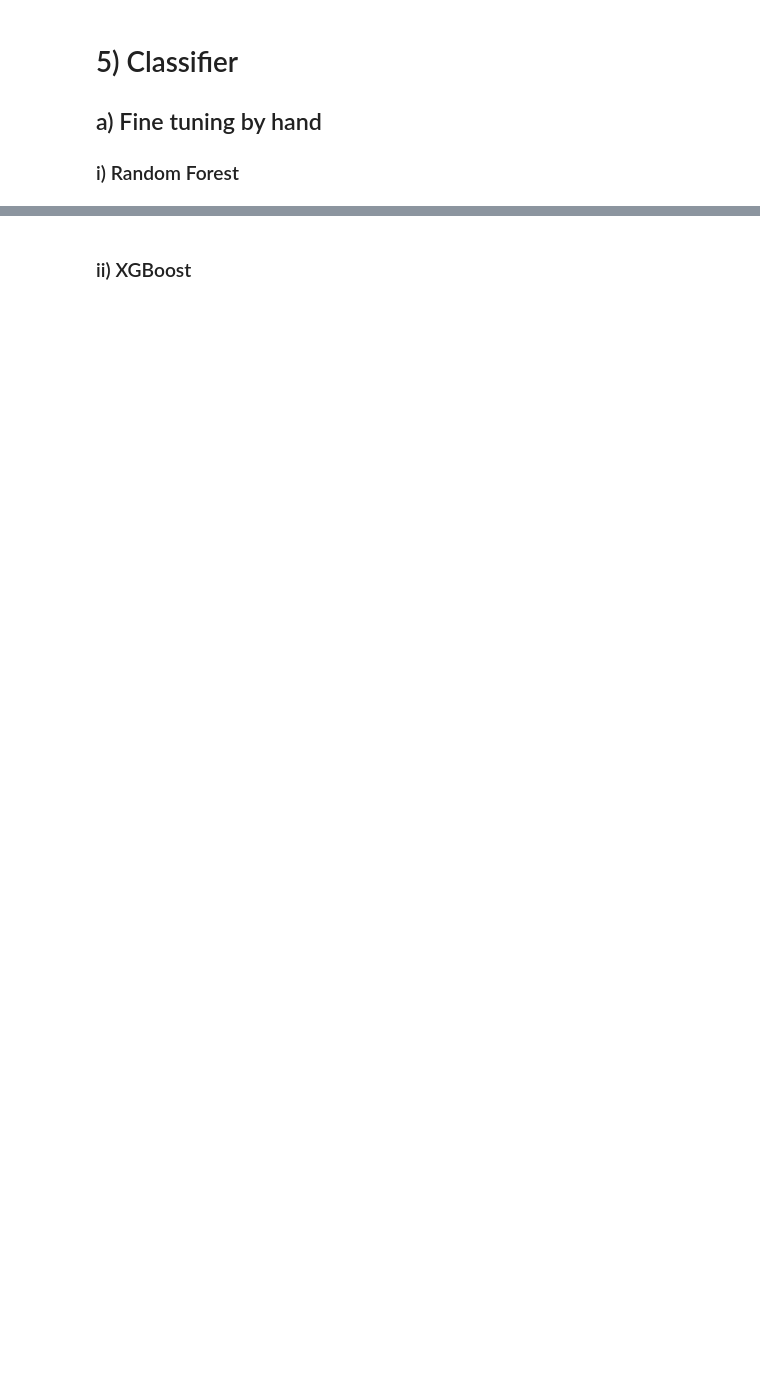
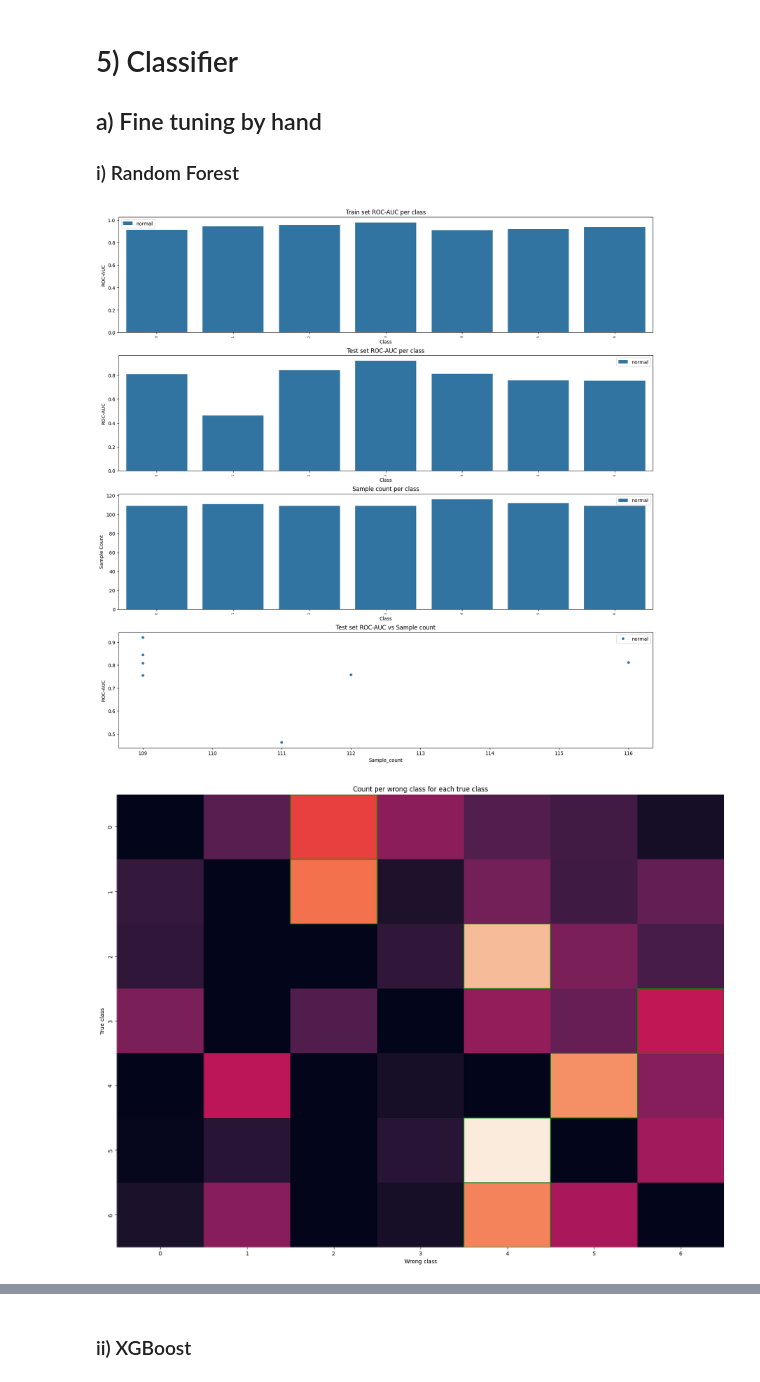
Before and after one commit to afermg/jump_attribution, a Jupyter notebook: workspace/analysis/naive_classifier_profiles.ipynb, the cells around one changed output, grey strips where cells are left out. Saved outputs shown, nothing was run; the diff lists cells and outputs as text; code cells hidden in the pictures; blank space fills up the shorter version.

```diff
--- a/workspace/analysis/naive_classifier_profiles.ipynb
+++ b/workspace/analysis/naive_classifier_profiles.ipynb
@@ -178,0 +186,6 @@ pdt.moa_distribution(metadata_trt_balance_moa)
+# %%
+metadata_trt_balance_moa = (metadata_trt_balance_moa
+.with_columns(pl.col("Metadata_InChIKey").count().over("Metadata_InChIKey").alias("replicate")))
+
+metadata_trt_balance_moa_keep = metadata_trt_balance_moa.filter(pl.col("replicate") <= 28)
+metadata_trt_balance_moa_down = metadata_trt_balance_moa.filter(pl.col("replicate") > 28)
@@ -655,27 +945,30 @@ metadata_df = metadata_df.sort_index().reset_index()
 # %%
 n_splits=5
 seed = 50
 
 classifier = RandomForestClassifier
 
 classifier_params = {"n_estimators": 100,
                      "max_depth": 20,
                      "min_samples_split": 40,
                      "min_samples_leaf": 25,
                      "min_weight_fraction_leaf": 0.0,
                      "max_leaf_nodes": None,
                      "random_state": 42,
                      "n_jobs": -1}
 
 splitter_method = StratifiedGroupKFold_custom#StratifiedKFold  #or StratifiedGroupKFold
 
-# test_auc_fold, most_frequent_wrong = eval_classifier(features_df_trt, metadata_df_trt, n_splits, seed,
-y_test, y_test_score_expanded = eval_classifier(features_df, metadata_df, n_splits, seed,
+test_auc_fold, most_frequent_wrong = eval_classifier(features_df, metadata_df, n_splits, seed,
+# eval_classifier(features_df, metadata_df, n_splits, seed,
                 classifier,
                 classifier_params,
                 splitter_method,
                 drop_corr=True, # True, False
                 scaler=None, #None, 'group', 'standard': Do NOT use group with StratifiedGroupKFold
                 rev_order=False,
-                roc_per_class=False,
+                roc_per_class=True,
                 group="Metadata_InChIKey") # True, False
+# %% [output]
+[figure, added]
+[figure, added]
```
Also changed, not shown: parts of 55 cells of this notebook, 3 other files.
